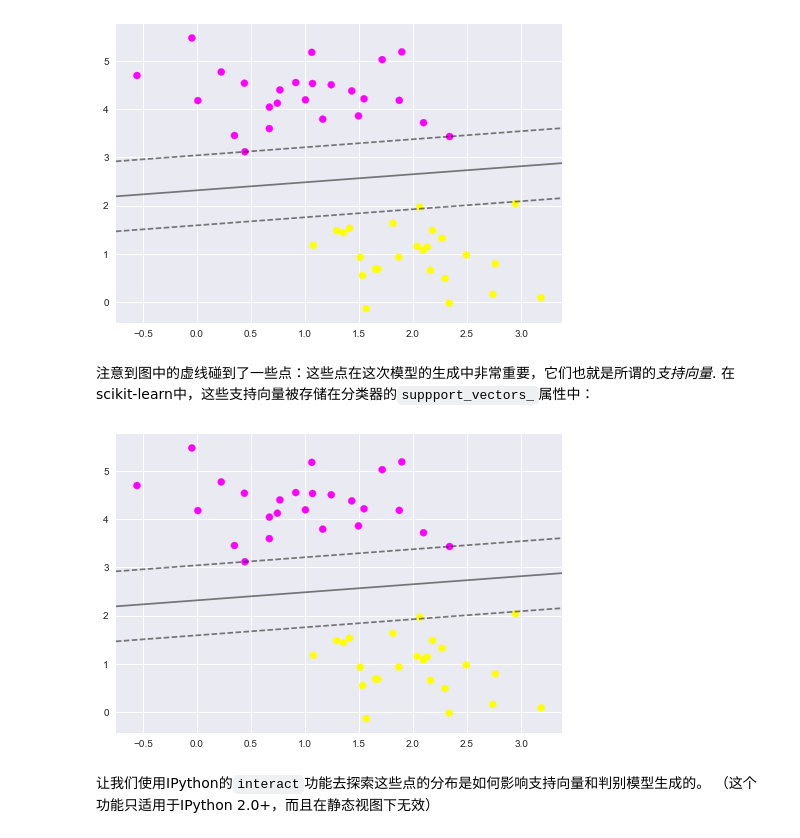
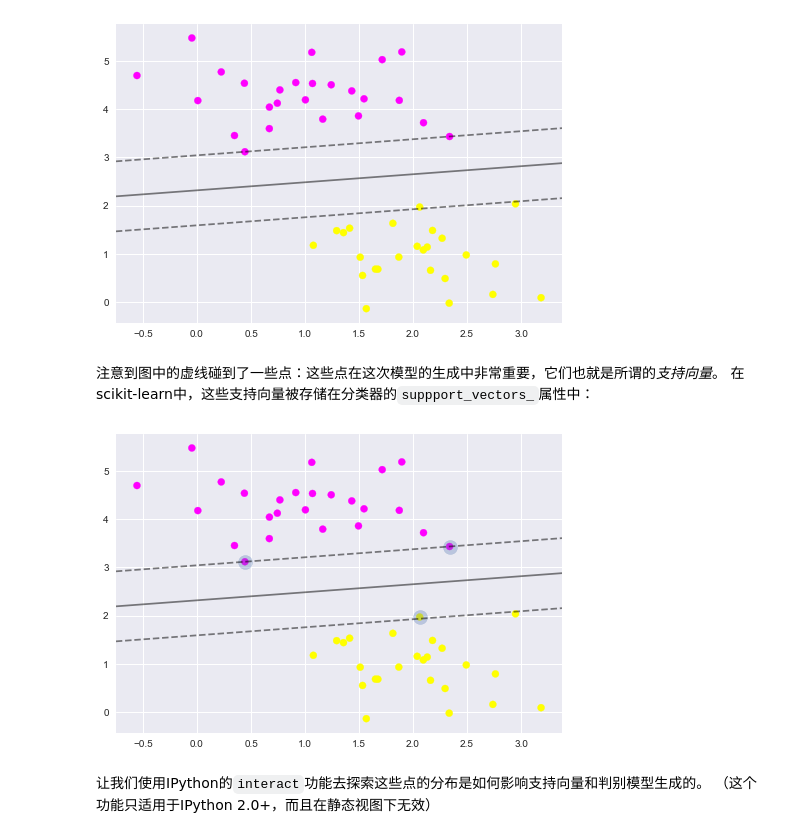
Before and after one commit to palandatarxcom/sklearn_tutorial_cn, a Jupyter notebook: notebooks/03.1-Classification-SVMs.ipynb, the cells around one changed output. Saved outputs shown, nothing was run; the diff lists cells and outputs as text; code cells hidden in the pictures.

```diff
--- a/notebooks/03.1-Classification-SVMs.ipynb
+++ b/notebooks/03.1-Classification-SVMs.ipynb
@@ -74,7 +81,7 @@ SVC(C=1.0, cache_size=200, class_weight=None, coef0=0.0,
 为了更好的知道发生了什么，我们创造一个简单方便的函数，去画出SVM算法生成的数据集边界：
 # %%
 def plot_svc_decision_function(clf, ax=None):
-    """Plot the decision function for a 2D SVC"""
+    """绘制一个 2D SVC 的决策函数"""
     if ax is None:
         ax = plt.gca()
     x = np.linspace(plt.xlim()[0], plt.xlim()[1], 30)
@@ -84,7 +91,7 @@ def plot_svc_decision_function(clf, ax=None):
     for i, xi in enumerate(x):
         for j, yj in enumerate(y):
             P[i, j] = clf.decision_function([[xi, yj]])
-    # plot the margins
+    # 绘制边界
     ax.contour(X, Y, P, colors='k',
                levels=[-1, 0, 1], alpha=0.5,
                linestyles=['--', '-', '--'])
@@ -94,15 +101,15 @@ plot_svc_decision_function(clf);
 # %% [output]
 [figure]
 # %% [markdown]
-注意到图中的虚线碰到了一些点：这些点在这次模型的生成中非常重要，它们也就是所谓的*支持向量*.
+注意到图中的虚线碰到了一些点：这些点在这次模型的生成中非常重要，它们也就是所谓的*支持向量*。
 在scikit-learn中，这些支持向量被存储在分类器的``suppport_vectors_``属性中：
 # %%
 plt.scatter(X[:, 0], X[:, 1], c=y, s=50, cmap='spring')
 plot_svc_decision_function(clf)
 plt.scatter(clf.support_vectors_[:, 0], clf.support_vectors_[:, 1],
-            s=200, facecolors='none');
+            s=200, alpha=0.3);
 # %% [output]
-[figure, old version]
+[figure, new version]
 # %% [markdown]
 让我们使用IPython的``interact``功能去探索这些点的分布是如何影响支持向量和判别模型生成的。
 （这个功能只适用于IPython 2.0+，而且在静态视图下无效）
```
Also changed, not shown: parts of 18 cells of this notebook.
